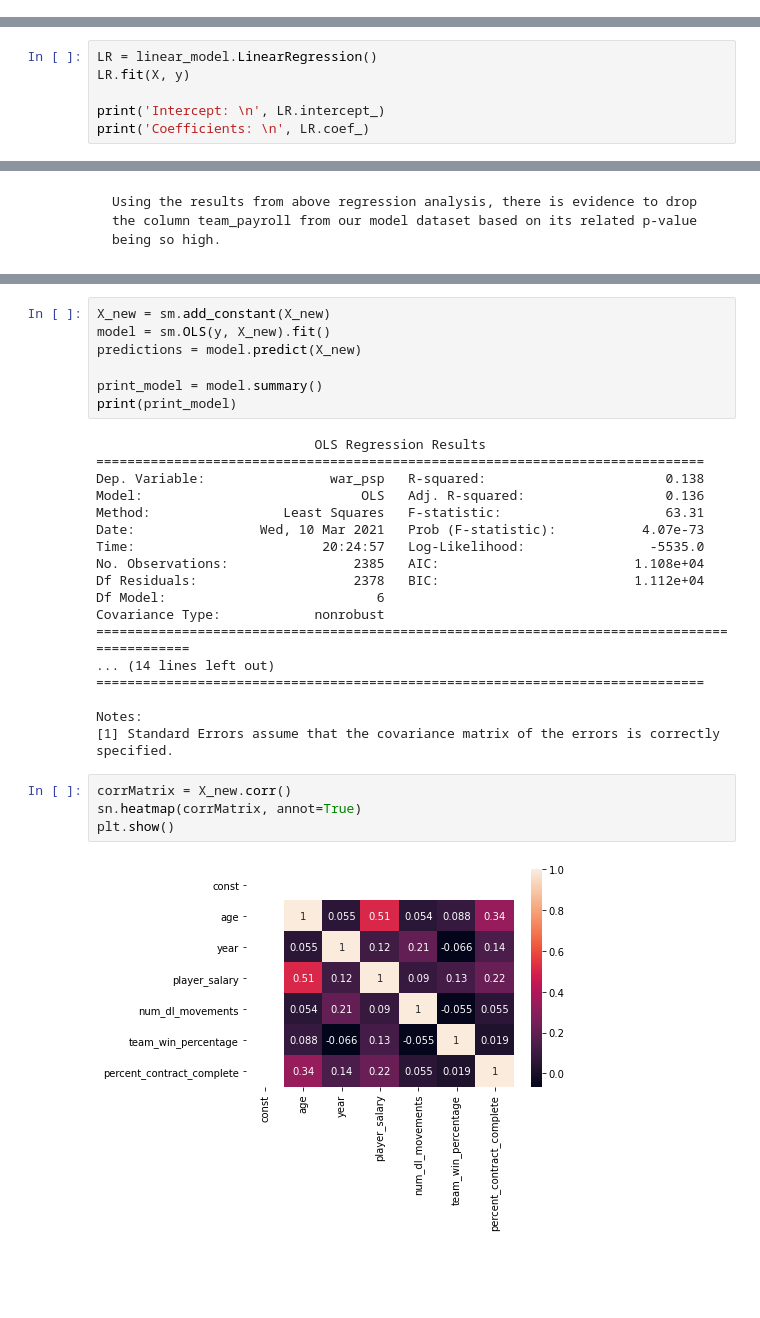
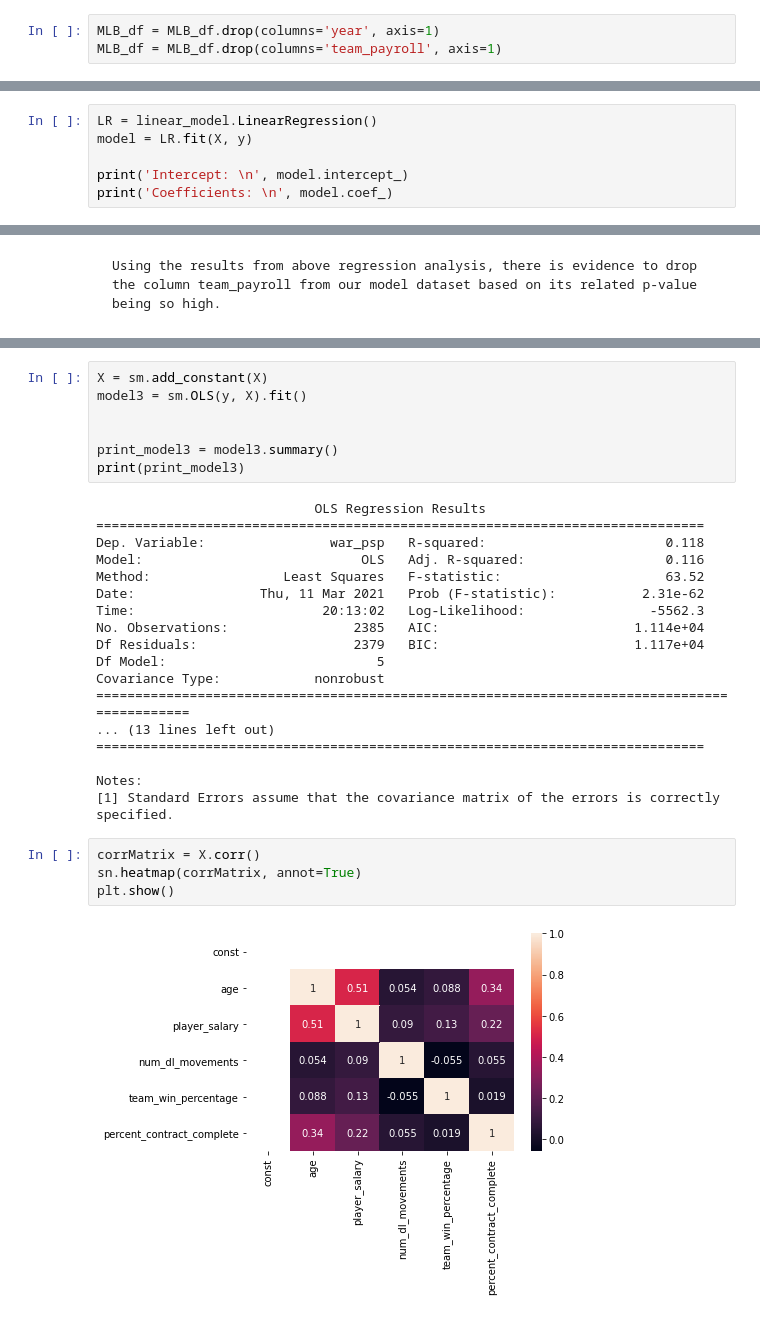
Before and after one commit to emoodyv/BaseballWARvContracts, a Jupyter notebook: WAR_MLmodel.ipynb, the cells around one changed output, grey strips where cells are left out. Cells and saved outputs as stored; diff of their text form; blank space fills up the shorter version.

```diff
--- a/WAR_MLmodel.ipynb
+++ b/WAR_MLmodel.ipynb
@@ -208,4 +209,7 @@ min(MLB_df['age'])
     Using the minimum age = 19, we are going to use a similar approach to the age column as we did the year column
 # %%
 MLB_df['age'] = MLB_df['age'].apply(lambda x: (x-18))
+# %%
+MLB_df = MLB_df.drop(columns='year', axis=1)
+MLB_df = MLB_df.drop(columns='team_payroll', axis=1)
 # %%
@@ -271,9 +270,9 @@ y
 2385 rows × 1 columns
 # %%
 LR = linear_model.LinearRegression()
-LR.fit(X, y)
+model = LR.fit(X, y)
 
-print('Intercept: \n', LR.intercept_)
-print('Coefficients: \n', LR.coef_)
+print('Intercept: \n', model.intercept_)
+print('Coefficients: \n', model.coef_)
 # %% [output]
 Intercept:
@@ -340,31 +288,31 @@ Coefficients:
 # %%
-X_new = sm.add_constant(X_new)
-model = sm.OLS(y, X_new).fit()
-predictions = model.predict(X_new)
+X = sm.add_constant(X)
+model3 = sm.OLS(y, X).fit()
 
-print_model = model.summary()
-print(print_model)
+
+print_model3 = model3.summary()
+print(print_model3)
 # %% [output]
                             OLS Regression Results
 ==============================================================================
-Dep. Variable:                war_psp   R-squared:                       0.138
-Model:                            OLS   Adj. R-squared:                  0.136
-Method:                 Least Squares   F-statistic:                     63.31
-Date:                Wed, 10 Mar 2021   Prob (F-statistic):           4.07e-73
-Time:                        20:24:57   Log-Likelihood:                -5535.0
-No. Observations:                2385   AIC:                         1.108e+04
-Df Residuals:                    2378   BIC:                         1.112e+04
-Df Model:                           6
+Dep. Variable:                war_psp   R-squared:                       0.118
+Model:                            OLS   Adj. R-squared:                  0.116
+Method:                 Least Squares   F-statistic:                     63.52
+Date:                Thu, 11 Mar 2021   Prob (F-statistic):           2.31e-62
+Time:                        20:13:02   Log-Likelihood:                -5562.3
+No. Observations:                2385   AIC:                         1.114e+04
+Df Residuals:                    2379   BIC:                         1.117e+04
+Df Model:                           5
 Covariance Type:            nonrobust
 =============================================================================================
-... (14 lines left out)
+... (13 lines left out)
 ==============================================================================
 
 Notes:
 [1] Standard Errors assume that the covariance matrix of the errors is correctly specified.
 # %%
-corrMatrix = X_new.corr()
+corrMatrix = X.corr()
 sn.heatmap(corrMatrix, annot=True)
 plt.show()
 # %% [output]
-[figure, old version]
+[figure, new version]
```
Also changed, not shown: parts of 18 cells of this notebook.
